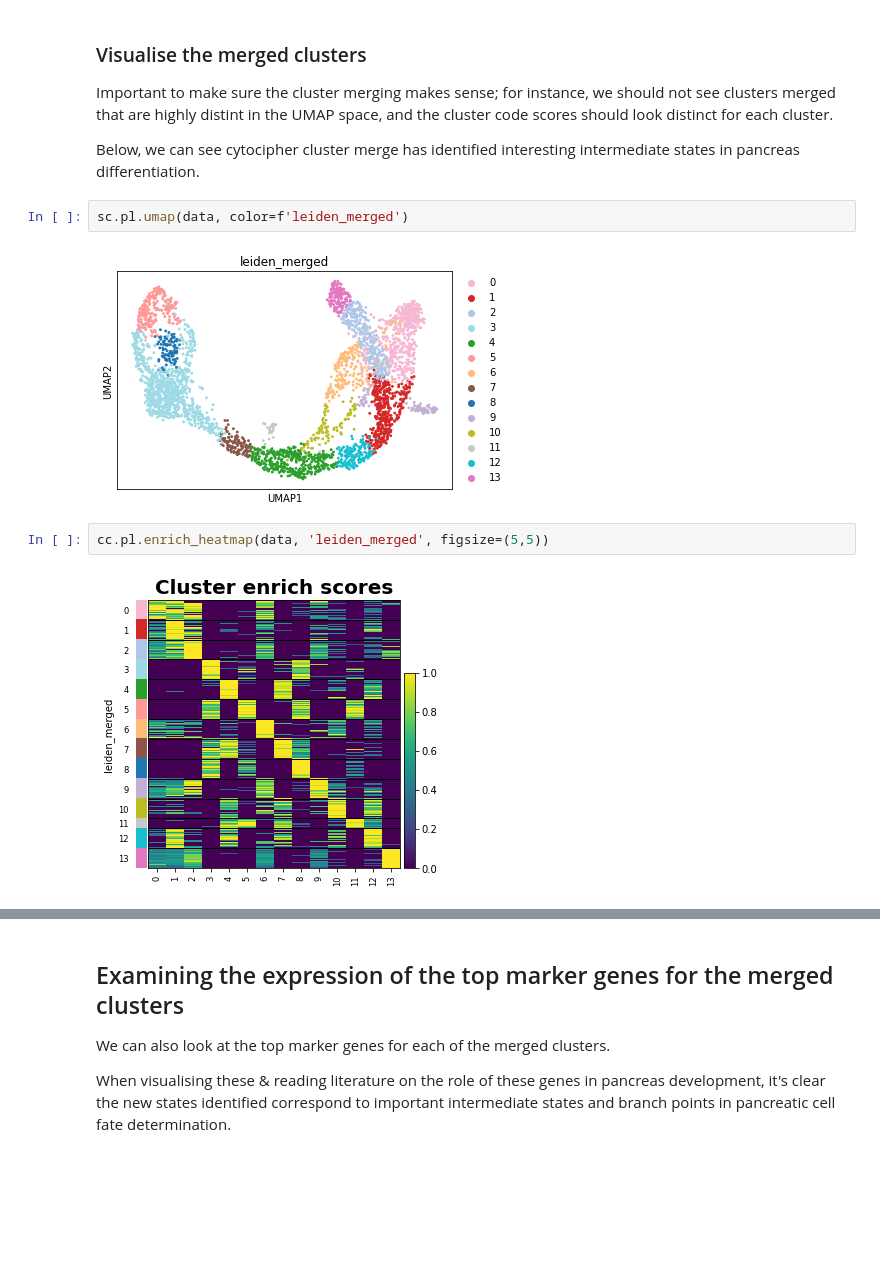
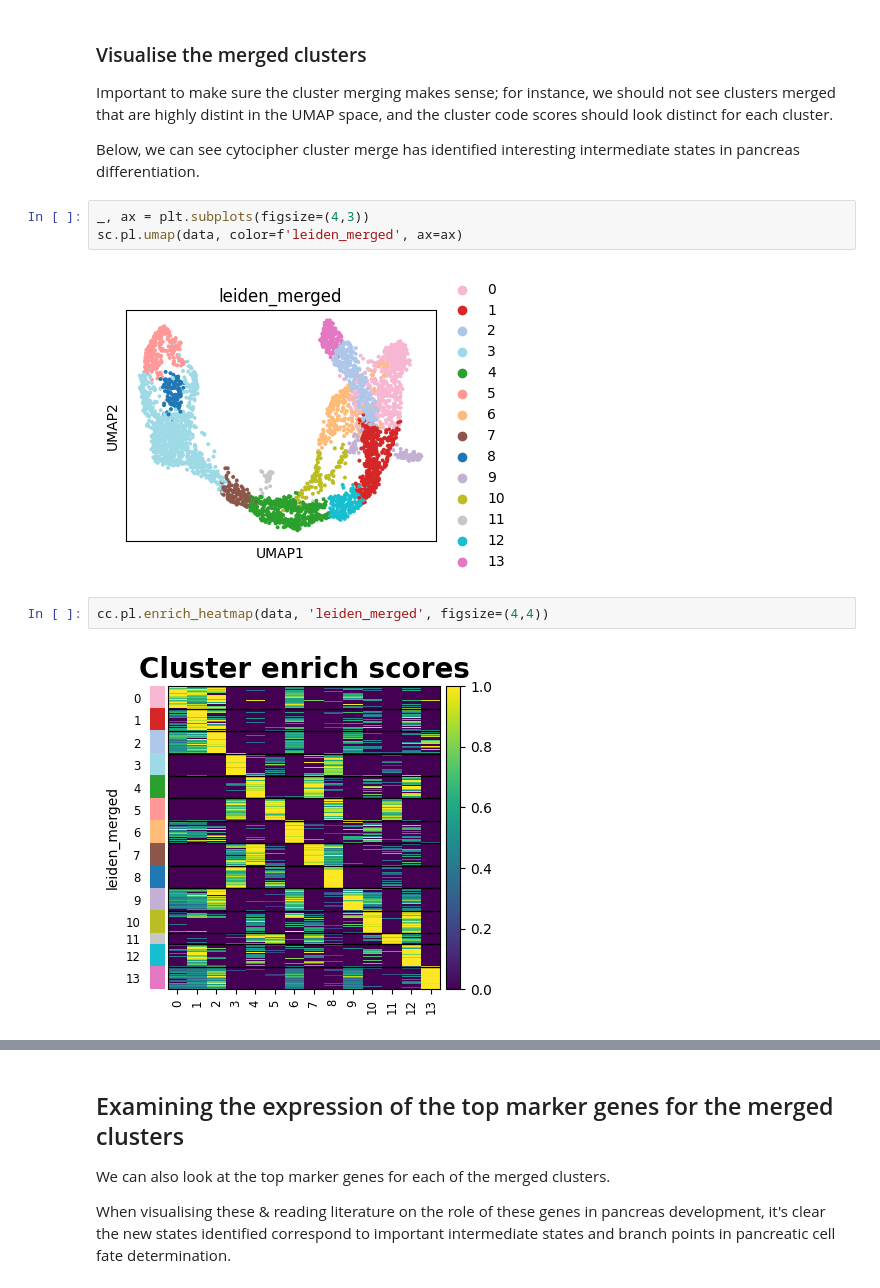
Before and after one commit to BradBalderson/Cytocipher, a Jupyter notebook: tutorials/cytocipher_pancreas.ipynb, the cells around one changed output, grey strips where cells are left out. Saved outputs shown, nothing was run; the diff lists cells and outputs as text; blank space fills up the shorter version.

```diff
--- a/tutorials/cytocipher_pancreas.ipynb
+++ b/tutorials/cytocipher_pancreas.ipynb
@@ -104,13 +106,14 @@ Important to make sure the cluster merging makes sense; for instance, we should
 
 Below, we can see cytocipher cluster merge has identified interesting intermediate states in pancreas differentiation.
 # %%
-sc.pl.umap(data, color=f'leiden_merged')
+_, ax = plt.subplots(figsize=(4,3))
+sc.pl.umap(data, color=f'leiden_merged', ax=ax)
 # %% [output]
-[figure, old version]
+[figure, new version]
 # %%
-cc.pl.enrich_heatmap(data, 'leiden_merged', figsize=(5,5))
+cc.pl.enrich_heatmap(data, 'leiden_merged', figsize=(4,4))
 # %% [output]
-[figure, old version]
+[figure, new version]
 # %% [markdown]
 ### Checking the p-value cutoff
 
```
Also changed, not shown: parts of 10 cells of this notebook.
